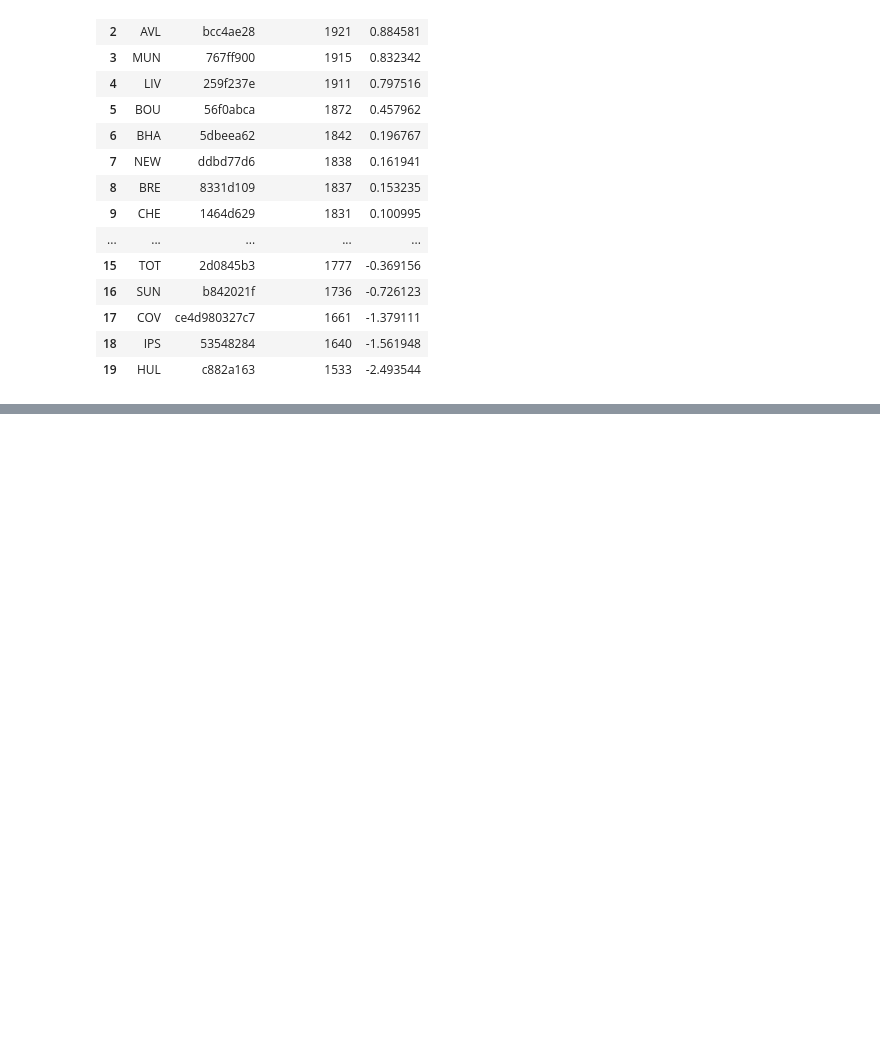
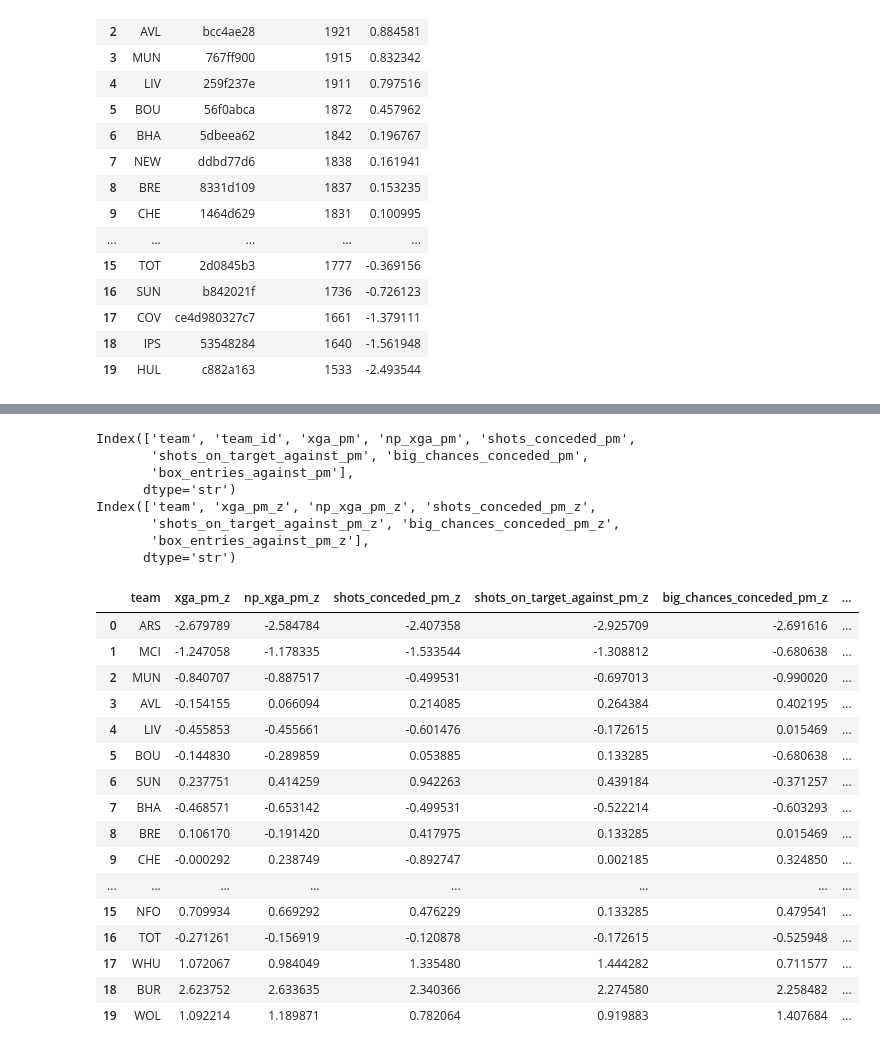
Before and after one commit to Ukandu20/FPL_Assistant, a Jupyter notebook: notebooks/fpl.ipynb, the cells around one changed output, grey strips where cells are left out. Saved outputs shown, nothing was run; the diff lists cells and outputs as text; code cells hidden in the pictures; blank space fills up the shorter version.

```diff
--- a/notebooks/fpl.ipynb
+++ b/notebooks/fpl.ipynb
@@ -1256 +1289,80 @@ Index(['team', 'xg_pm_z', 'xga_pm_z', 'np_xg_pm_z', 'np_xga_pm_z',
+# %%
+team_defense = team_def_df.copy()
+
+#display(team_defense.sort_values('xg', ascending=False).reset_index(drop=True))
+
+corr_matrix = team_defense.corr(numeric_only=True, method='spearman')
+#display(corr_matrix)
+
+#sns.heatmap(corr_matrix, annot=True, cmap='coolwarm', vmin=-1, vmax=1)
+#plt.show()
+
+#compute per match
+def compute_per_match(df, columns):
+    team_match = df.copy()
+
+    per_match = team_match[columns].div(team_match['matches_covered'], axis=0)
+    per_match.columns = [f"{col}_pm" for col in columns]
+    return pd.concat([team_match[['team', 'team_id']], per_match], axis=1)
+
+cols = ['xga', 'np_xga', 'shots_conceded',
+       'shots_on_target_against', 'big_chances_conceded',
+       'box_entries_against']
+
+per_match = compute_per_match(team_defense, cols)
+print(per_match.columns)
+
+
+#compute z-scores
+def compute_z(df, columns):
+    team_df = df.copy()
+
+    def_z_scores = team_df[columns].apply(
+            lambda column: zscore(column, nan_policy='omit')
+        )
+    def_z_scores.columns = [f"{col}_z" for col in columns]
+
+    return pd.concat([team_df[['team']], def_z_scores], axis=1)
+
+att_cols = ['xga_pm', 'np_xga_pm', 'shots_conceded_pm',
+       'shots_on_target_against_pm', 'big_chances_conceded_pm',
+       'box_entries_against_pm']
+
+def_z_scores = compute_z(per_match, att_cols)
+
+print(def_z_scores.columns)
+
+cols = ['xga_pm_z', 'np_xga_pm_z', 'shots_conceded_pm_z',
+       'shots_on_target_against_pm_z', 'big_chances_conceded_pm_z',
+       'box_entries_against_pm_z']
+def_z_scores['defMetric_z'] = def_z_scores[cols].mean(axis=1)
+def_z_scores['defMetric_z'] = -(def_z_scores['defMetric_z'])
+
+display(def_z_scores)
+# %% [output]
+Index(['team', 'team_id', 'xga_pm', 'np_xga_pm', 'shots_conceded_pm',
+       'shots_on_target_against_pm', 'big_chances_conceded_pm',
+       'box_entries_against_pm'],
+      dtype='str')
+Index(['team', 'xga_pm_z', 'np_xga_pm_z', 'shots_conceded_pm_z',
+       'shots_on_target_against_pm_z', 'big_chances_conceded_pm_z',
+       'box_entries_against_pm_z'],
+      dtype='str')
+|  | team | xga_pm_z | np_xga_pm_z | shots_conceded_pm_z | shots_on_target_against_pm_z | big_chances_conceded_pm_z | ... |
+| 0 | ARS | -2.679789 | -2.584784 | -2.407358 | -2.925709 | -2.691616 | ... |
+| 1 | MCI | -1.247058 | -1.178335 | -1.533544 | -1.308812 | -0.680638 | ... |
+| 2 | MUN | -0.840707 | -0.887517 | -0.499531 | -0.697013 | -0.990020 | ... |
+| 3 | AVL | -0.154155 | 0.066094 | 0.214085 | 0.264384 | 0.402195 | ... |
+| 4 | LIV | -0.455853 | -0.455661 | -0.601476 | -0.172615 | 0.015469 | ... |
+| 5 | BOU | -0.144830 | -0.289859 | 0.053885 | 0.133285 | -0.680638 | ... |
+| 6 | SUN | 0.237751 | 0.414259 | 0.942263 | 0.439184 | -0.371257 | ... |
+| 7 | BHA | -0.468571 | -0.653142 | -0.499531 | -0.522214 | -0.603293 | ... |
+| 8 | BRE | 0.106170 | -0.191420 | 0.417975 | 0.133285 | 0.015469 | ... |
+| 9 | CHE | -0.000292 | 0.238749 | -0.892747 | 0.002185 | 0.324850 | ... |
+| ... | ... | ... | ... | ... | ... | ... | ... |
+| 15 | NFO | 0.709934 | 0.669292 | 0.476229 | 0.133285 | 0.479541 | ... |
+| 16 | TOT | -0.271261 | -0.156919 | -0.120878 | -0.172615 | -0.525948 | ... |
+| 17 | WHU | 1.072067 | 0.984049 | 1.335480 | 1.444282 | 0.711577 | ... |
+| 18 | BUR | 2.623752 | 2.633635 | 2.340366 | 2.274580 | 2.258482 | ... |
+| 19 | WOL | 1.092214 | 1.189871 | 0.782064 | 0.919883 | 1.407684 | ... |
 # %%
```
Also changed, not shown: parts of 12 cells of this notebook.
